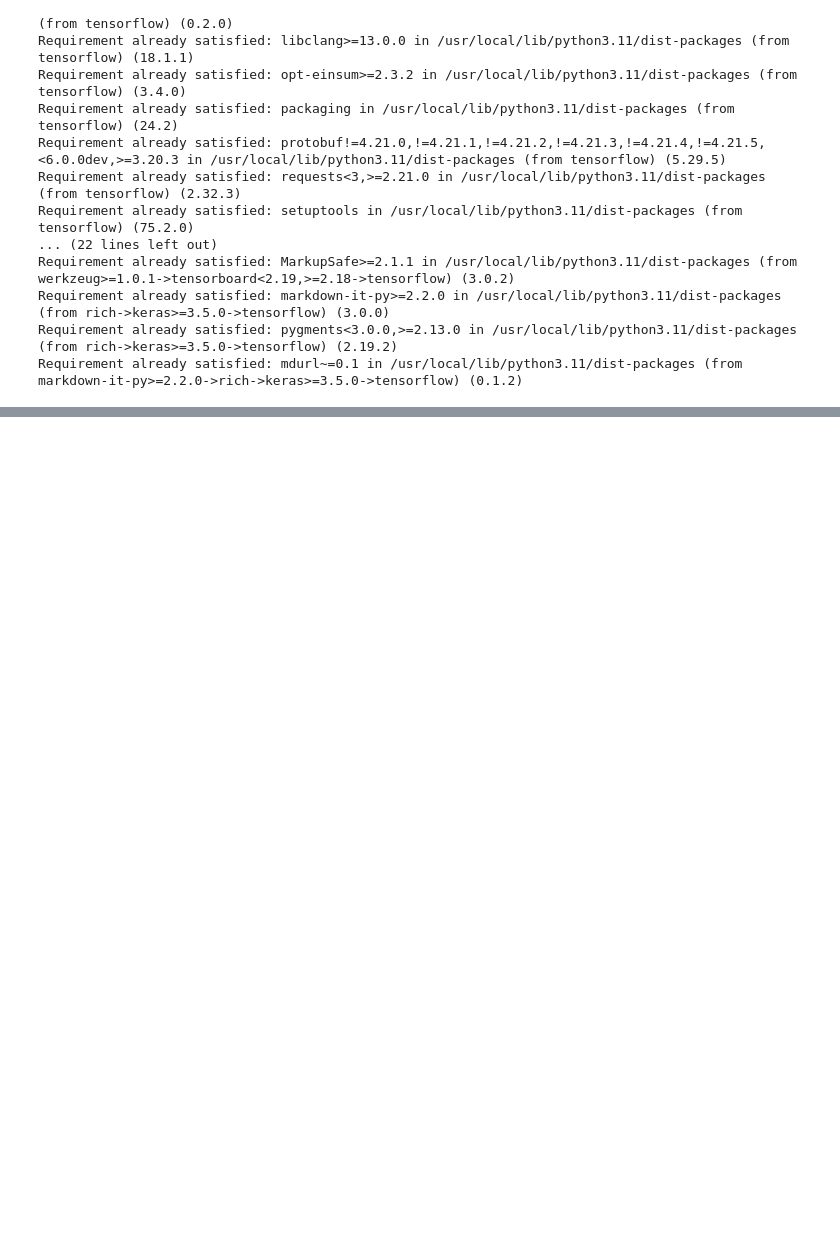
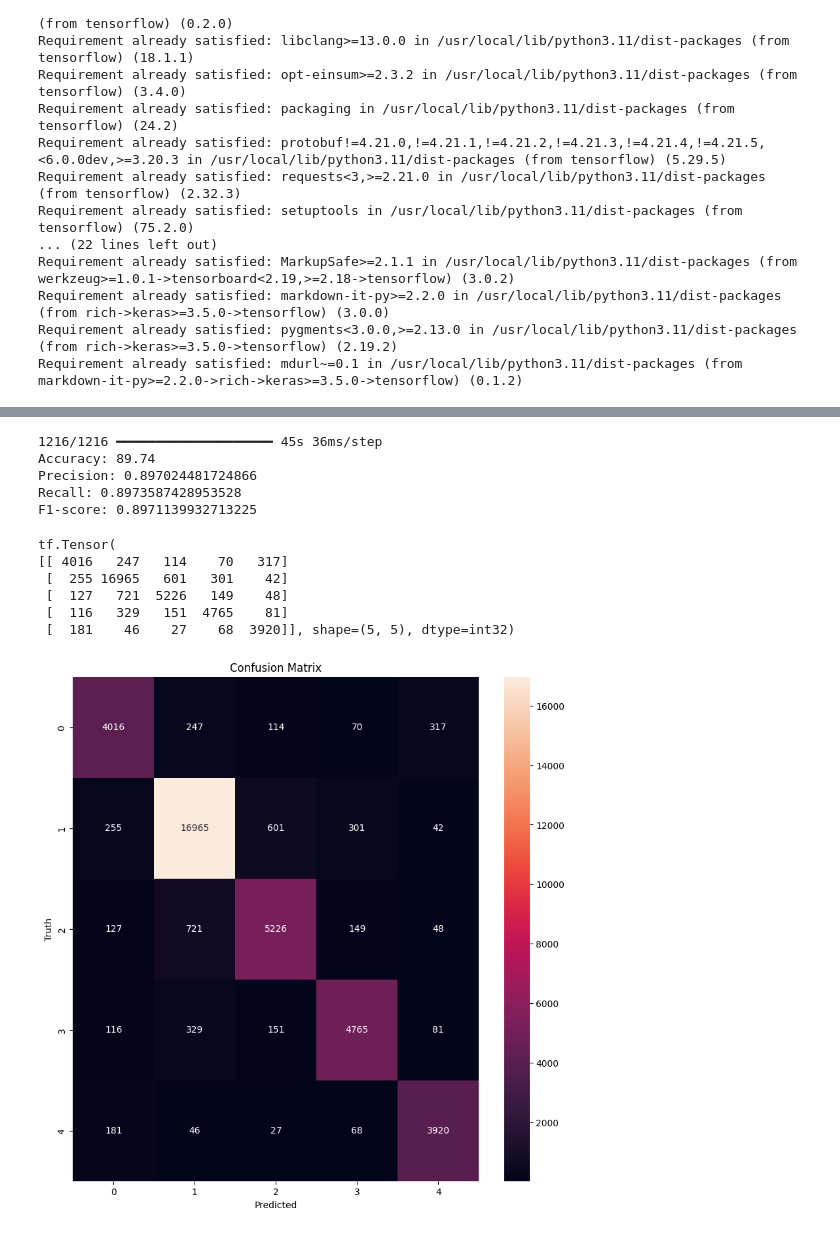
Before and after one commit to Madhukargoud2197/Customer-Complaint-Analysis, a Jupyter notebook: Customer_Complaint_Analysis.ipynb, the cells around one changed output, grey strips where cells are left out. Saved outputs shown, nothing was run; the diff lists cells and outputs as text; code cells hidden in the pictures; blank space fills up the shorter version.

```diff
--- a/Customer_Complaint_Analysis.ipynb
+++ b/Customer_Complaint_Analysis.ipynb
@@ -551,0 +656,54 @@ from sklearn.model_selection import train_test_split
+# %%
+# Lets import the required libraries and evaluation metrics we use to evaluate the models
+from sklearn.metrics import accuracy_score, precision_score, recall_score, f1_score, confusion_matrix
+
+# Predicting the probabilities for the testing set
+y_predict = model.predict(X_test_padded)
+y_pred = np.argmax(y_predict, axis=1)
+
+# Calculating the precision
+precision = precision_score(y_test, y_pred, average='weighted')
+
+#Calculating the recall
+recall = recall_score(y_test, y_pred, average='weighted')
+
+# Calculating the F1-score
+f1 = f1_score(y_test, y_pred, average='weighted')
+
+# Calculating the accuracy
+accuracy = accuracy_score(y_test, y_pred)
+
+print("Accuracy: %.2f" % (accuracy * 100))
+print("Precision:", precision)
+print("Recall:", recall)
+print("F1-score:", f1)
+# %% [output]
+1216/1216 ━━━━━━━━━━━━━━━━━━━━ 45s 36ms/step
+Accuracy: 89.74
+Precision: 0.897024481724866
+Recall: 0.8973587428953528
+F1-score: 0.8971139932713225
+# %%
+# Importing confusion matrix
+from sklearn.metrics import confusion_matrix
+import tensorflow as tf
+
+cm = tf.math.confusion_matrix(labels= y_test, predictions= y_pred)
+print(cm)
+
+#Plotting the confusion matrix
+import seaborn as sns
+plt.figure(figsize = (10,10))
+sns.heatmap(cm, annot=True, fmt='d')
+plt.xlabel('Predicted')
+plt.ylabel('Truth')
+plt.title('Confusion Matrix')
+plt.show()
+# %% [output]
+tf.Tensor(
+[[ 4016   247   114    70   317]
+ [  255 16965   601   301    42]
+ [  127   721  5226   149    48]
+ [  116   329   151  4765    81]
+ [  181    46    27    68  3920]], shape=(5, 5), dtype=int32)
+[figure, added]
```
Also changed, not shown: parts of 17 cells of this notebook.
